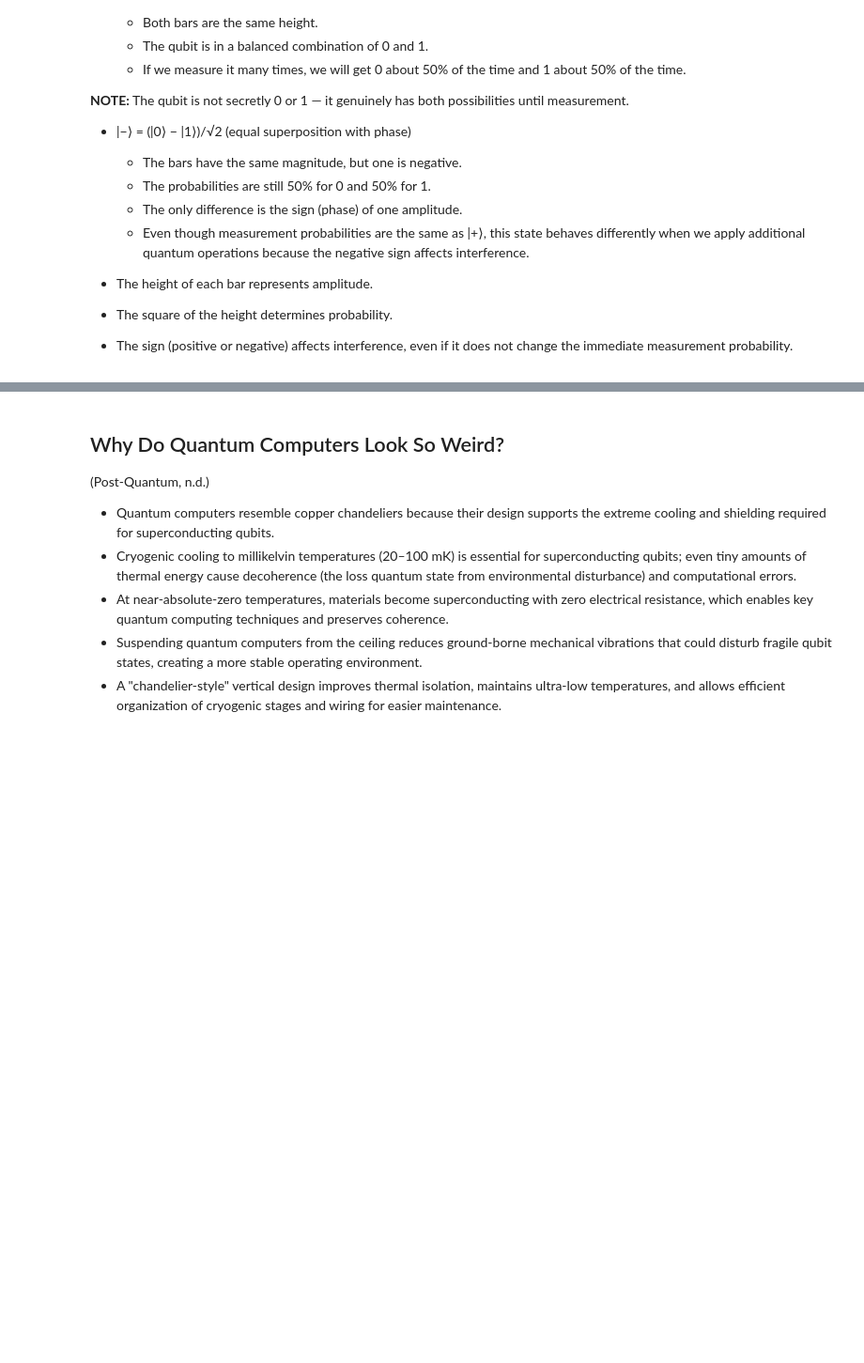
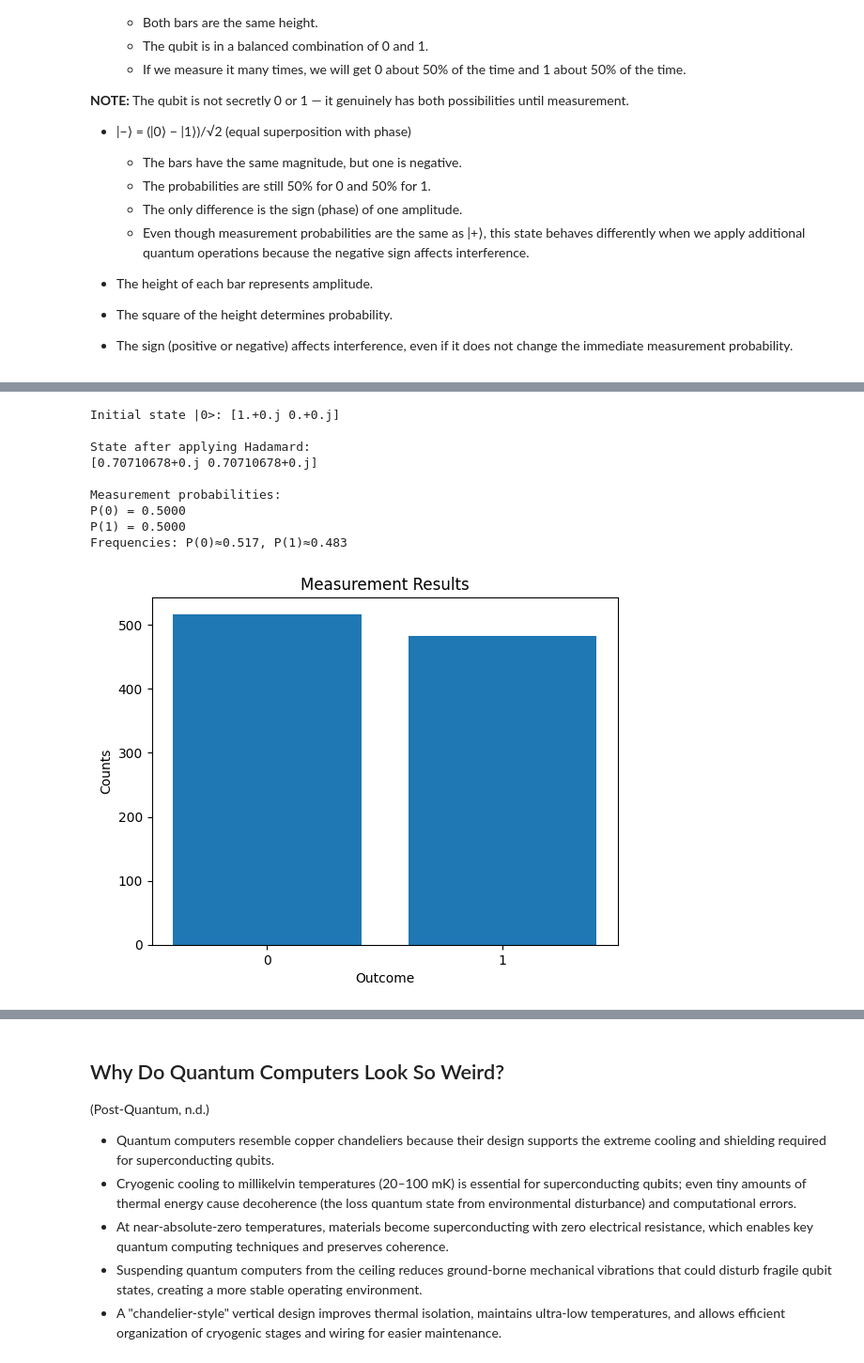
Before and after one commit to FSCJ-FacultyDev/WC26-SPII-QuantumWorkshop, a Jupyter notebook: QuantumWorkshop_Day1.ipynb, the cells around one changed output, grey strips where cells are left out. Shown at 94% size. Drawn from its saved outputs; the diff is of its cells as text; code cells hidden in the pictures; blank space fills up the shorter version.

```diff
--- a/QuantumWorkshop_Day1.ipynb
+++ b/QuantumWorkshop_Day1.ipynb
@@ -399,0 +386,68 @@ Prepare transition to multi-qubit systems or algorithms.
+# %%
+import numpy as np
+import matplotlib.pyplot as plt
+
+# -----------------------------
+# Step 1: Define the Hadamard gate
+# -----------------------------
+H = (1 / np.sqrt(2)) * np.array([
+    [1,  1],
+    [1, -1]
+])
+
+# -----------------------------
+# Step 2: Define initial state |0>
+# -----------------------------
+state = np.array([1, 0], dtype=complex)
+
+print("Initial state |0>:", state)
+
+# -----------------------------
+# Step 3: Apply Hadamard (rotation on Bloch sphere)
+# -----------------------------
+state = H @ state
+
+print("\nState after applying Hadamard:")
+print(state)
+
+# -----------------------------
+# Step 4: Convert amplitudes to probabilities
+# -----------------------------
+probabilities = np.abs(state)**2
+
+print("\nMeasurement probabilities:")
+print(f"P(0) = {probabilities[0]:.4f}")
+print(f"P(1) = {probabilities[1]:.4f}")
+
+# -----------------------------
+# Step 5: Simulate repeated measurements (shots)
+# -----------------------------
+shots = 1000
+results = np.random.choice([0, 1], size=shots, p=probabilities)
+
+# -----------------------------
+# Step 6: Plot results
+# -----------------------------
+count_0 = np.sum(results == 0)
+count_1 = np.sum(results == 1)
+
+p0 = count_0 / shots
+p1 = count_1 / shots
+print(f"Frequencies: P(0)≈{p0:.3f}, P(1)≈{p1:.3f}")
+
+plt.bar(["0", "1"], [count_0, count_1])
+plt.title("Measurement Results")
+plt.ylabel("Counts")
+plt.xlabel("Outcome")
+plt.show()
+# %% [output]
+Initial state |0>: [1.+0.j 0.+0.j]
+
+State after applying Hadamard:
+[0.70710678+0.j 0.70710678+0.j]
+
+Measurement probabilities:
+P(0) = 0.5000
+P(1) = 0.5000
+Frequencies: P(0)≈0.517, P(1)≈0.483
+[figure, added]
```
Also changed, not shown: parts of 10 cells of this notebook, 1 other file.
